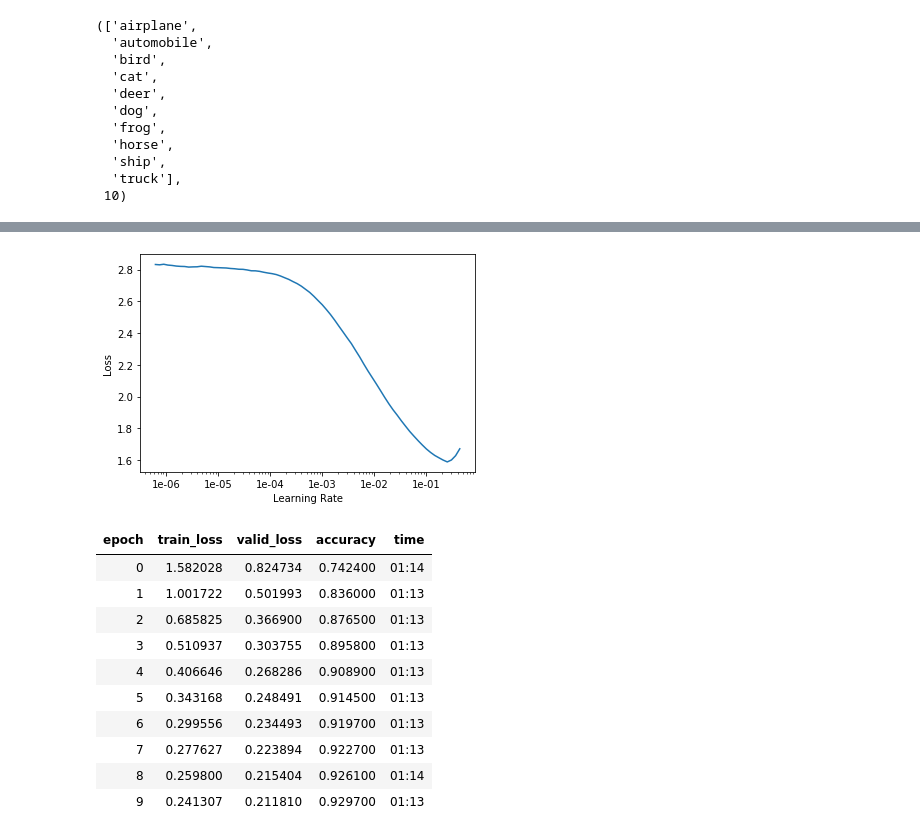
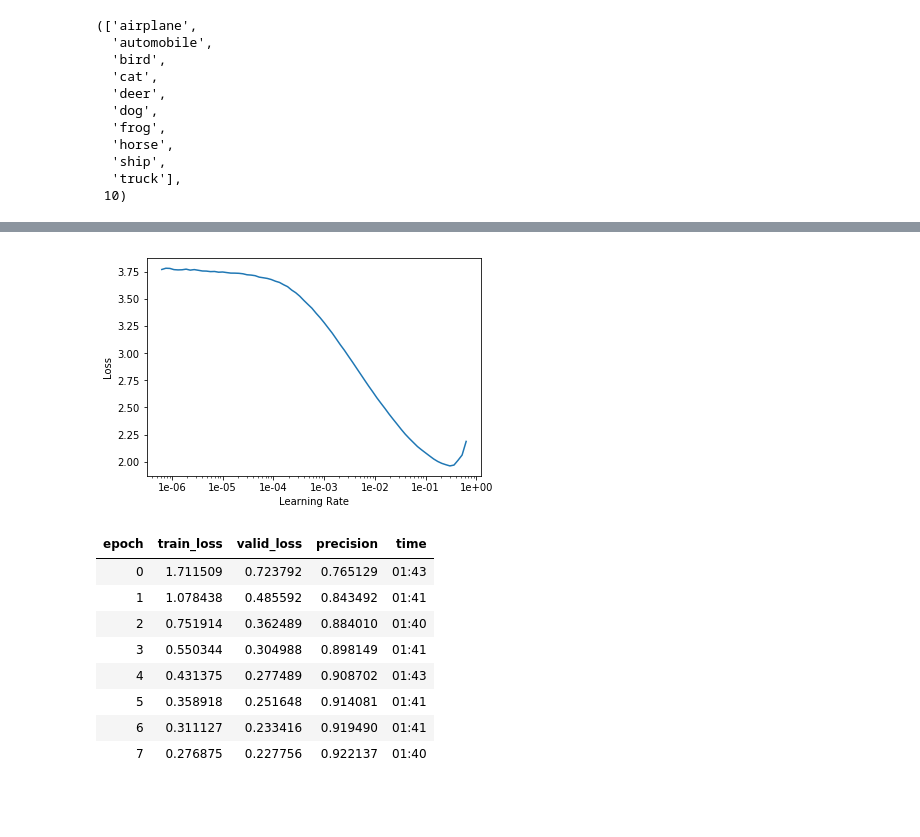
Before and after one commit to zx563147474/object_recognition_fastai, a Jupyter notebook: object_recognition_fastai_CIFAR10.ipynb, the cells around one changed output, grey strips where cells are left out. Cells and saved outputs as stored; diff of their text form; code cells hidden in the pictures; blank space fills up the shorter version.

```diff
--- a/object_recognition_fastai_CIFAR10.ipynb
+++ b/object_recognition_fastai_CIFAR10.ipynb
@@ -90,7 +90,7 @@ data.classes, data.c
   'truck'],
  10)
 # %%
-learn = cnn_learner(data, models.resnet34, metrics = accuracy)
+learn = cnn_learner(data, models.resnet34, metrics = Precision())
 #learn.load('cifar10_resnext32x32_8')
 learn.lr_find()
 # %% [output]
@@ -99,21 +102,19 @@ LR Finder is complete, type {learner_name}.recorder.plot() to see the graph.
 # %%
 learn.recorder.plot()
 # %% [output]
-[figure, old version]
+[figure, new version]
 # %%
-learn.fit_one_cycle(10, 1e-3,wd=0.4, div_factor=6, pct_start=0.8)
+learn.fit_one_cycle(8, 1e-3,wd=0.4, div_factor=6, pct_start=0.8)
 # %% [output]
-| epoch | train_loss | valid_loss | accuracy | time |
-| 0 | 1.582028 | 0.824734 | 0.742400 | 01:14 |
-| 1 | 1.001722 | 0.501993 | 0.836000 | 01:13 |
-| 2 | 0.685825 | 0.366900 | 0.876500 | 01:13 |
-| 3 | 0.510937 | 0.303755 | 0.895800 | 01:13 |
-| 4 | 0.406646 | 0.268286 | 0.908900 | 01:13 |
-| 5 | 0.343168 | 0.248491 | 0.914500 | 01:13 |
-| 6 | 0.299556 | 0.234493 | 0.919700 | 01:13 |
-| 7 | 0.277627 | 0.223894 | 0.922700 | 01:13 |
-| 8 | 0.259800 | 0.215404 | 0.926100 | 01:14 |
-| 9 | 0.241307 | 0.211810 | 0.929700 | 01:13 |
+| epoch | train_loss | valid_loss | precision | time |
+| 0 | 1.711509 | 0.723792 | 0.765129 | 01:43 |
+| 1 | 1.078438 | 0.485592 | 0.843492 | 01:41 |
+| 2 | 0.751914 | 0.362489 | 0.884010 | 01:40 |
+| 3 | 0.550344 | 0.304988 | 0.898149 | 01:41 |
+| 4 | 0.431375 | 0.277489 | 0.908702 | 01:43 |
+| 5 | 0.358918 | 0.251648 | 0.914081 | 01:41 |
+| 6 | 0.311127 | 0.233416 | 0.919490 | 01:41 |
+| 7 | 0.276875 | 0.227756 | 0.922137 | 01:40 |
 # %%
 learn.save('stage1')
 # %%
```
Also changed, not shown: parts of 14 cells of this notebook, 1 other file.
